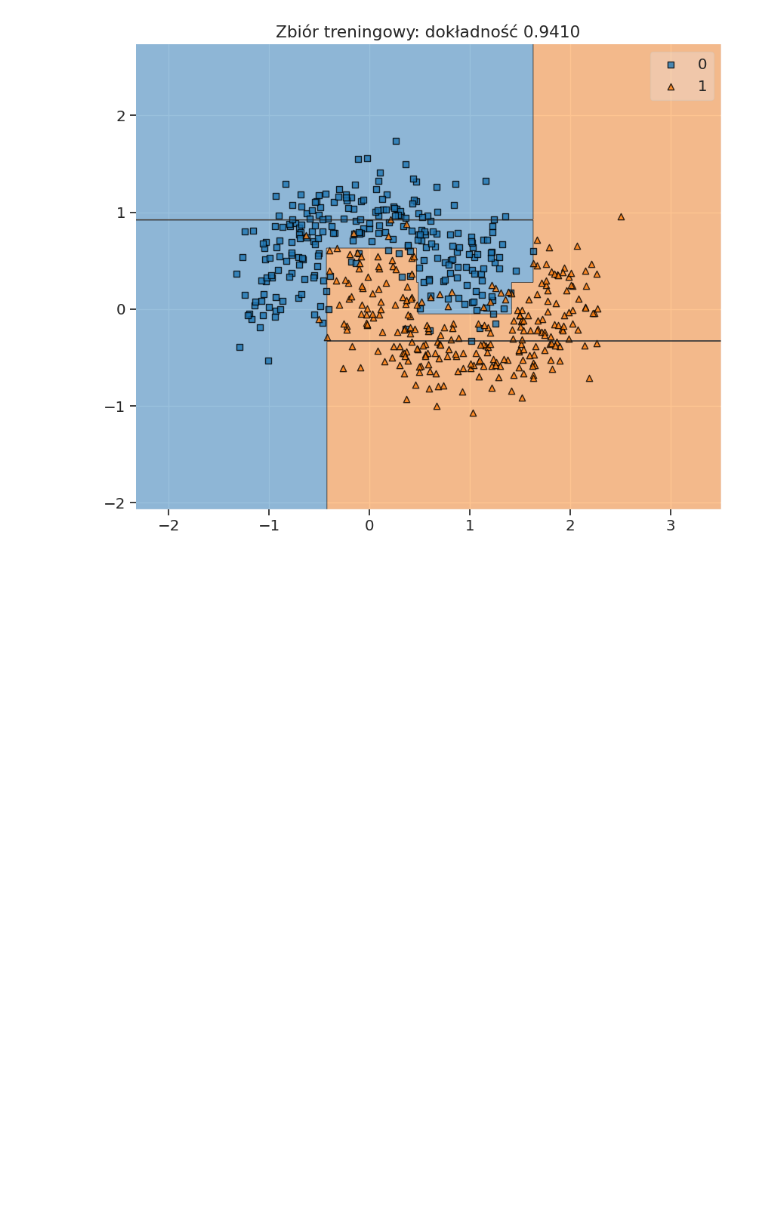
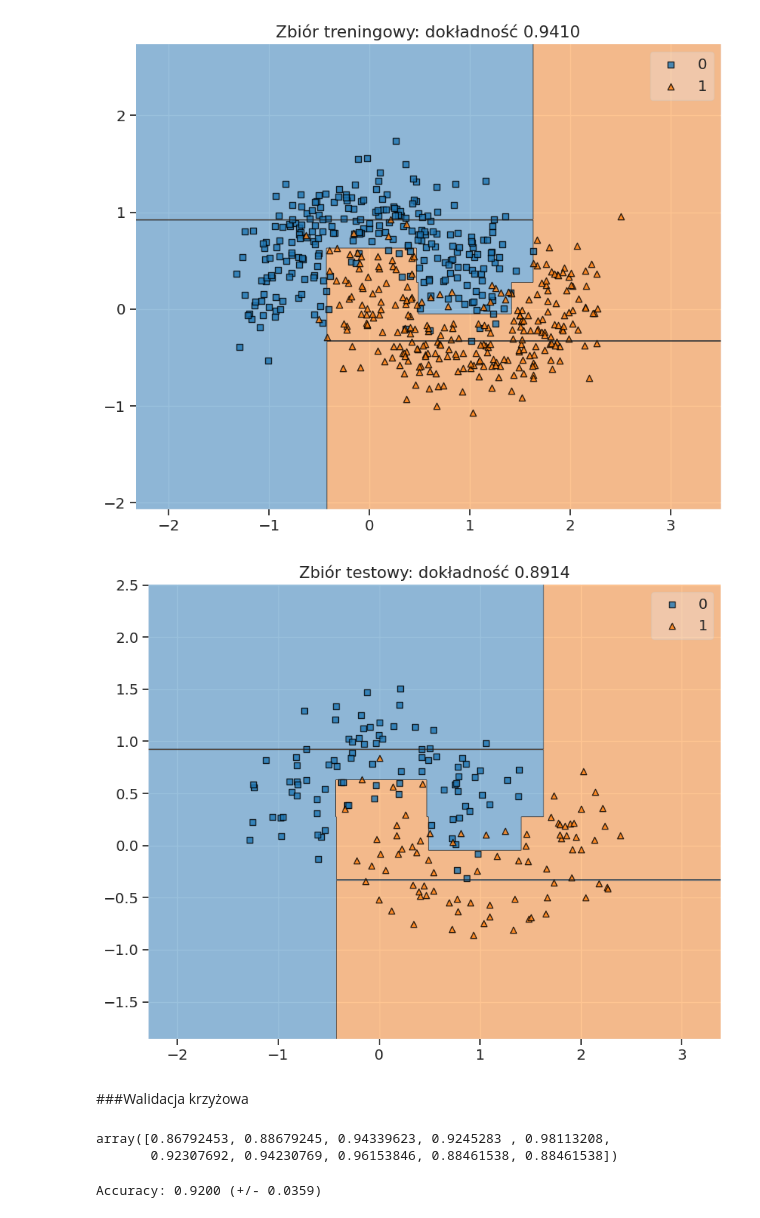
Before and after one commit to pawel-kowal/machine-learning, a Jupyter notebook: supervised/07_model_selection/02_cross_validation.ipynb, the cells around one changed output. Saved outputs shown, nothing was run; the diff lists cells and outputs as text; code cells hidden in the pictures; blank space fills up the shorter version.

```diff
--- a/supervised/07_model_selection/02_cross_validation.ipynb
+++ b/supervised/07_model_selection/02_cross_validation.ipynb
@@ -88,3 +88,26 @@ Installing collected packages: mlxtend
       Successfully uninstalled mlxtend-0.14.0
 Successfully installed mlxtend-0.22.0
 [figure]
+# %%
+plt.figure(figsize=(10, 8))
+plot_decision_regions(X_test, y_test, classifier)
+plt.title(f'Zbiór testowy: dokładność {classifier.score(X_test, y_test):.4f}')
+plt.show()
+# %% [output]
+[figure, added]
+# %% [markdown]
+###Walidacja krzyżowa
+# %%
+from sklearn.model_selection import cross_val_score
+
+classifier = DecisionTreeClassifier(max_depth=5, min_samples_split=5)
+
+scores = cross_val_score(estimator=classifier, X=X_train, y=y_train, cv=10)
+scores
+# %% [output]
+array([0.86792453, 0.88679245, 0.94339623, 0.9245283 , 0.98113208,
+       0.92307692, 0.94230769, 0.96153846, 0.88461538, 0.88461538])
+# %%
+print(f'Accuracy: {scores.mean():.4f} (+/- {scores.std():.4f})')
+# %% [output]
+Accuracy: 0.9200 (+/- 0.0359)
```
Also changed, not shown: parts of 4 cells of this notebook.
